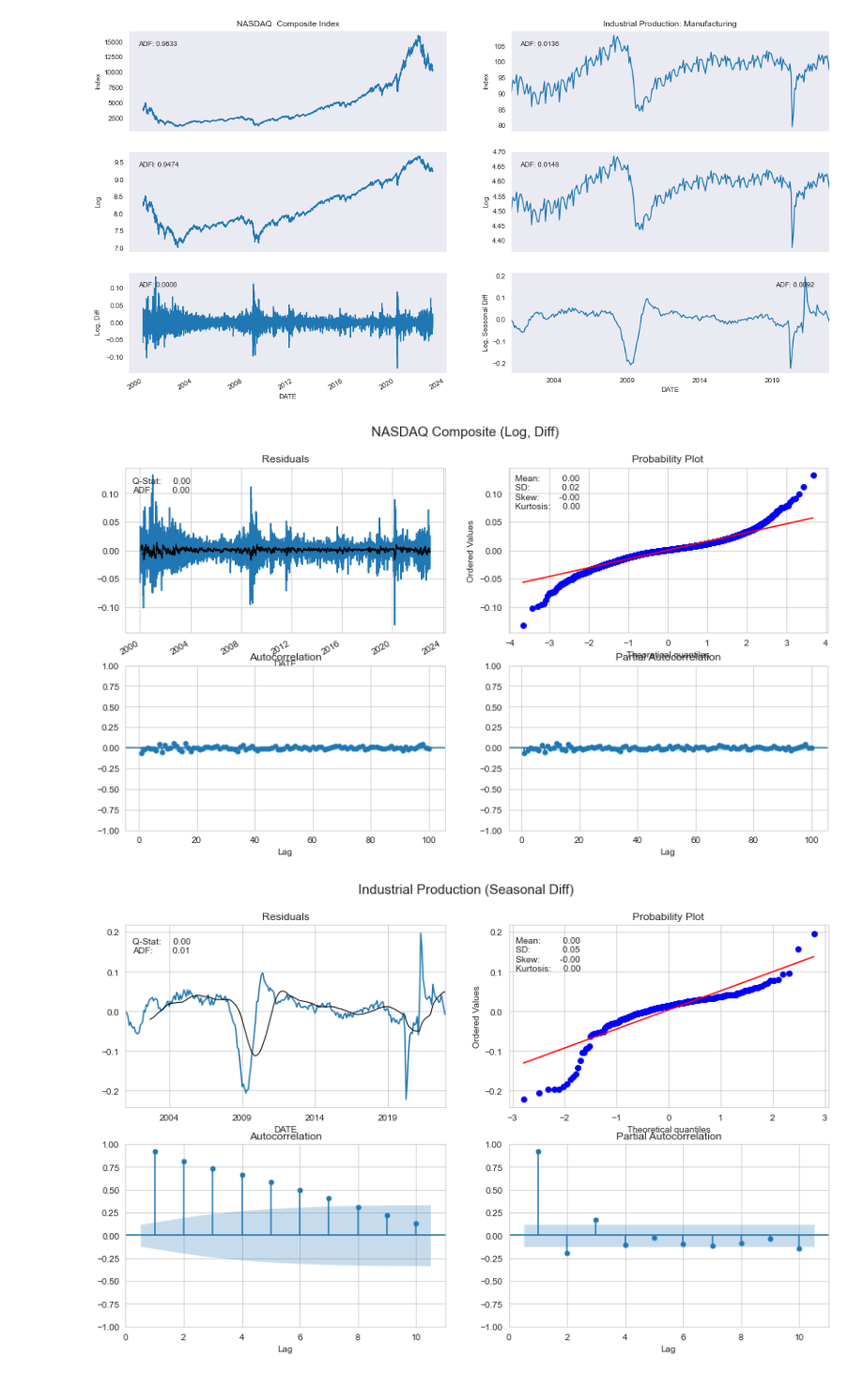
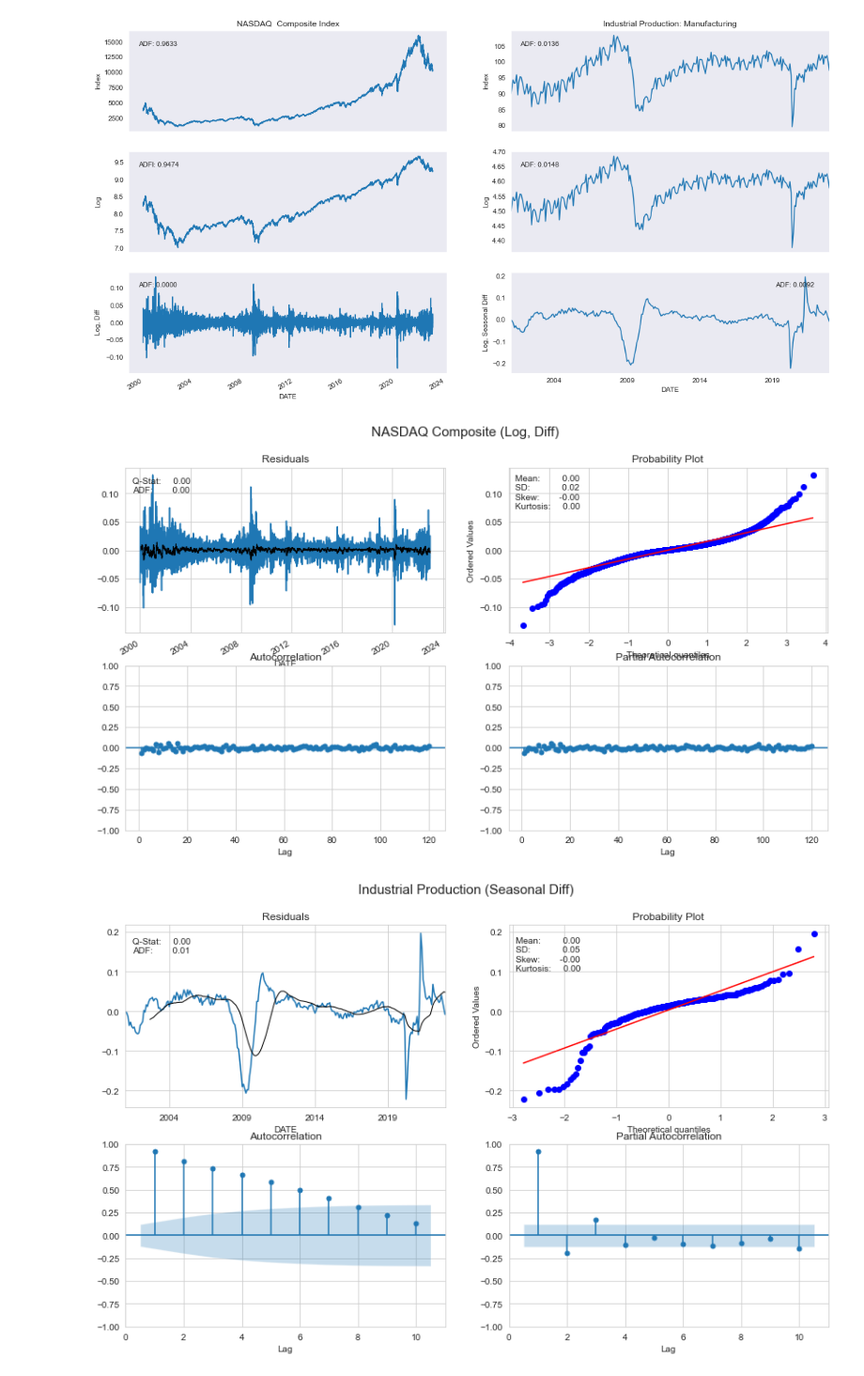
Before and after one commit to OliverJoo/quant_modeling, a Jupyter notebook: MDLing/TS_TSAnalysis_Stationarity.ipynb, the cells around one changed output. Shown at 94% size. Cells and saved outputs as stored; diff of their text form; code cells hidden in the pictures.

```diff
--- a/MDLing/TSAnalysis_Stationarity.ipynb
+++ b/MDLing/TS_TSAnalysis_Stationarity.ipynb
@@ -133,8 +133,8 @@ with sns.axes_style('dark'):
 # %% [output]
 [figure]
 # %%
-plot_correlogram(nasdaq_log_diff, lags=100, title='NASDAQ Composite (Log, Diff)')
+plot_correlogram(nasdaq_log_diff, lags=120, title='NASDAQ Composite (Log, Diff)')
 # %% [output]
-[figure, old version]
+[figure, new version]
 # %%
 plot_correlogram(industrial_production_log_diff, title='Industrial Production (Seasonal Diff)')
```
Also changed, not shown: parts of 1 cell of this notebook.
